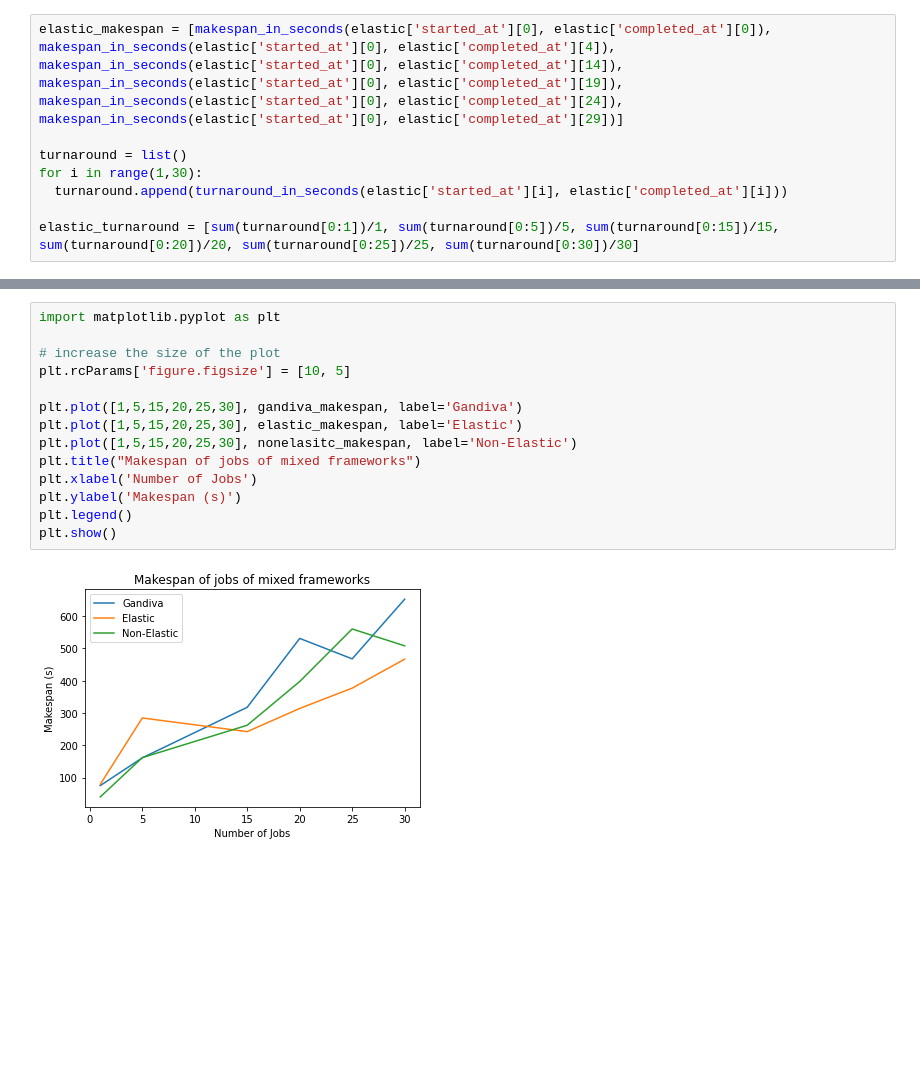
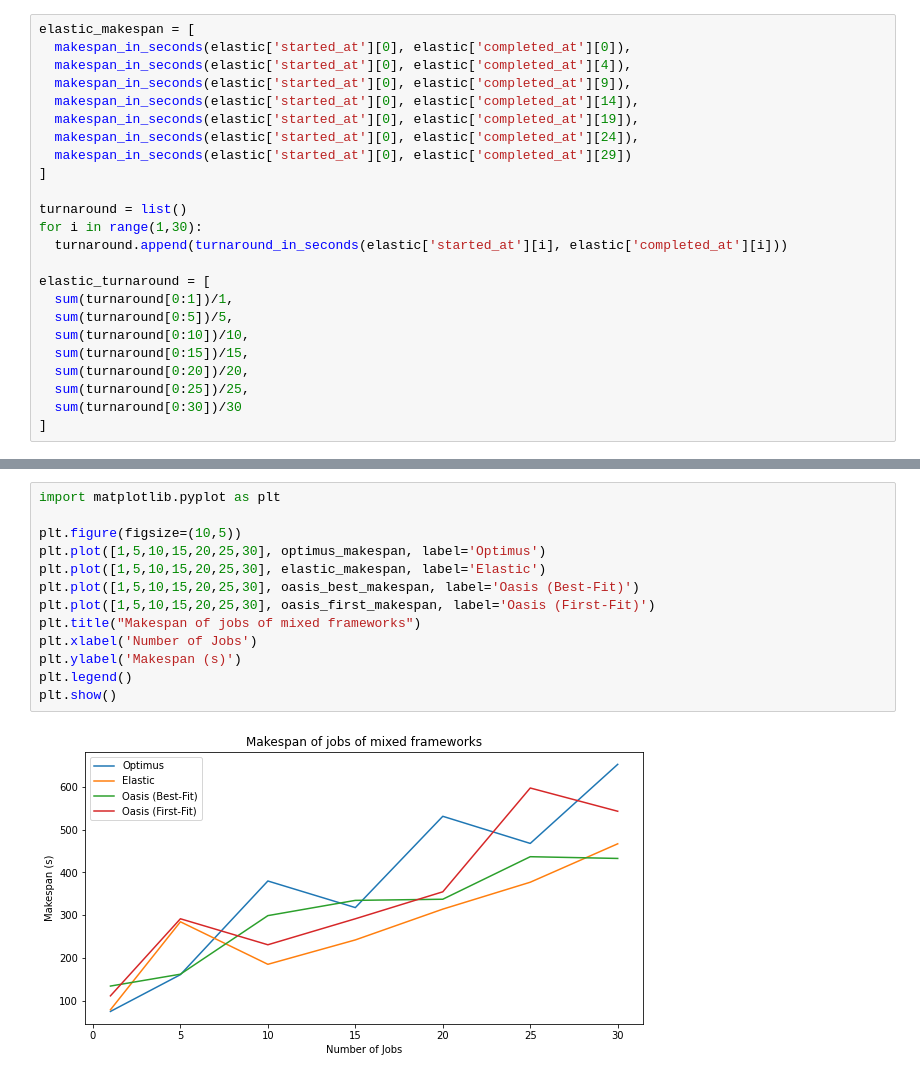
Before and after one commit to bsraya/schedulearn, a Jupyter notebook: experimentation/analysis.ipynb, the cells around one changed output, grey strips where cells are left out. Saved outputs shown, nothing was run; the diff lists cells and outputs as text; blank space fills up the shorter version.

```diff
--- a/experimentation/analysis.ipynb
+++ b/experimentation/analysis.ipynb
@@ -21,9 +112,25 @@ gandiva_turnaround = [sum(turnaround[0:1])/1, sum(turnaround[0:5])/5, sum(turnar
 # %%
-elastic_makespan = [makespan_in_seconds(elastic['started_at'][0], elastic['completed_at'][0]), makespan_in_seconds(elastic['started_at'][0], elastic['completed_at'][4]), makespan_in_seconds(elastic['started_at'][0], elastic['completed_at'][14]), makespan_in_seconds(elastic['started_at'][0], elastic['completed_at'][19]), makespan_in_seconds(elastic['started_at'][0], elastic['completed_at'][24]), makespan_in_seconds(elastic['started_at'][0], elastic['completed_at'][29])]
+elastic_makespan = [
+  makespan_in_seconds(elastic['started_at'][0], elastic['completed_at'][0]),
+  makespan_in_seconds(elastic['started_at'][0], elastic['completed_at'][4]),
+  makespan_in_seconds(elastic['started_at'][0], elastic['completed_at'][9]),
+  makespan_in_seconds(elastic['started_at'][0], elastic['completed_at'][14]),
+  makespan_in_seconds(elastic['started_at'][0], elastic['completed_at'][19]),
+  makespan_in_seconds(elastic['started_at'][0], elastic['completed_at'][24]),
+  makespan_in_seconds(elastic['started_at'][0], elastic['completed_at'][29])
+]
 
 turnaround = list()
 for i in range(1,30):
   turnaround.append(turnaround_in_seconds(elastic['started_at'][i], elastic['completed_at'][i]))
 
-elastic_turnaround = [sum(turnaround[0:1])/1, sum(turnaround[0:5])/5, sum(turnaround[0:15])/15, sum(turnaround[0:20])/20, sum(turnaround[0:25])/25, sum(turnaround[0:30])/30]
+elastic_turnaround = [
+  sum(turnaround[0:1])/1,
+  sum(turnaround[0:5])/5,
+  sum(turnaround[0:10])/10,
+  sum(turnaround[0:15])/15,
+  sum(turnaround[0:20])/20,
+  sum(turnaround[0:25])/25,
+  sum(turnaround[0:30])/30
+]
 # %%
@@ -37,17 +160,16 @@ nonelastic_turnaround = [sum(turnaround[0:1])/1, sum(turnaround[0:5])/5, sum(tur
 # %%
 import matplotlib.pyplot as plt
 
-# increase the size of the plot
-plt.rcParams['figure.figsize'] = [10, 5]
-
-plt.plot([1,5,15,20,25,30], gandiva_makespan, label='Gandiva')
-plt.plot([1,5,15,20,25,30], elastic_makespan, label='Elastic')
-plt.plot([1,5,15,20,25,30], nonelasitc_makespan, label='Non-Elastic')
+plt.figure(figsize=(10,5))
+plt.plot([1,5,10,15,20,25,30], optimus_makespan, label='Optimus')
+plt.plot([1,5,10,15,20,25,30], elastic_makespan, label='Elastic')
+plt.plot([1,5,10,15,20,25,30], oasis_best_makespan, label='Oasis (Best-Fit)')
+plt.plot([1,5,10,15,20,25,30], oasis_first_makespan, label='Oasis (First-Fit)')
 plt.title("Makespan of jobs of mixed frameworks")
 plt.xlabel('Number of Jobs')
 plt.ylabel('Makespan (s)')
 plt.legend()
 plt.show()
 # %% [output]
-[figure, old version]
+[figure, new version]
 # %%
```
Also changed, not shown: parts of 9 cells of this notebook, 13 other files.
